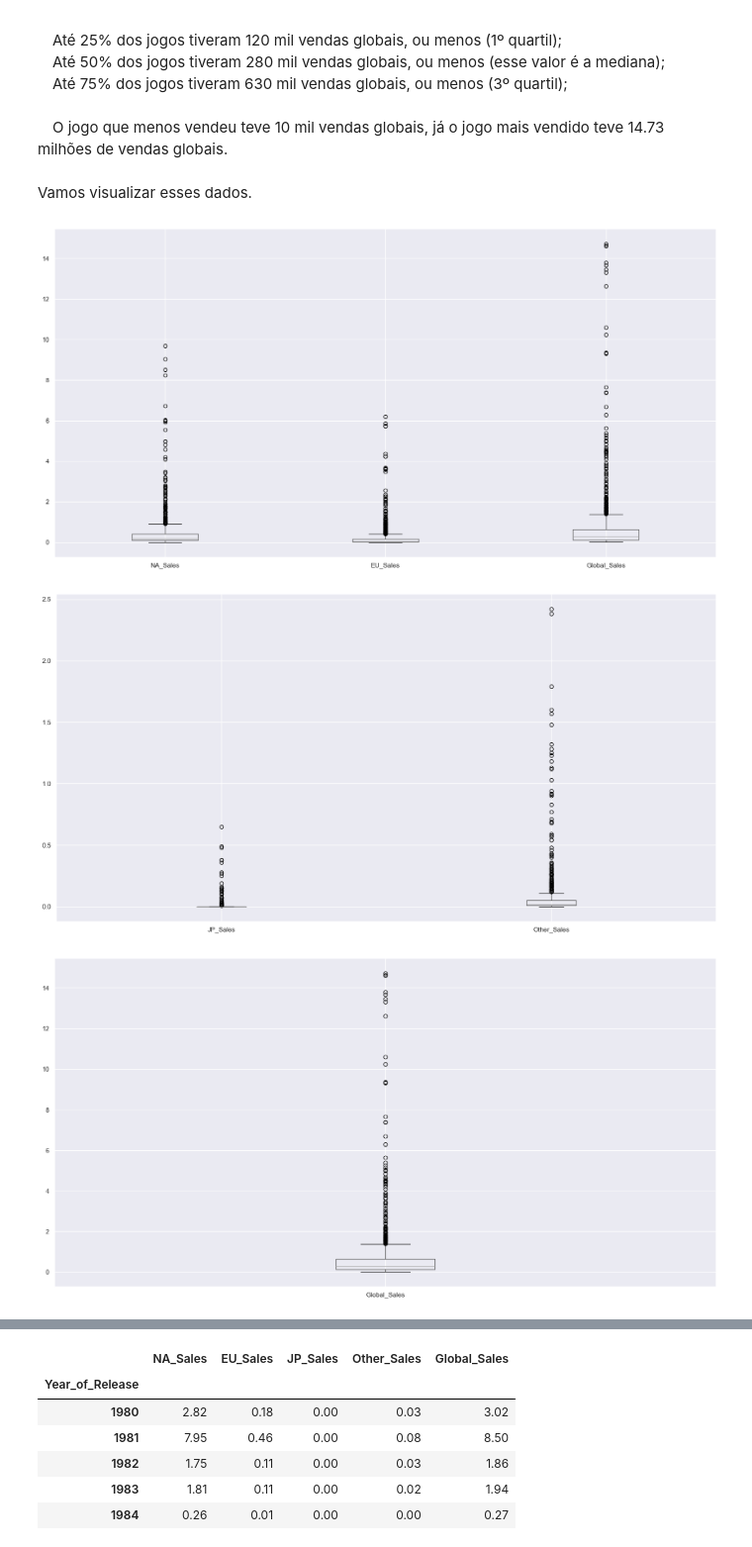
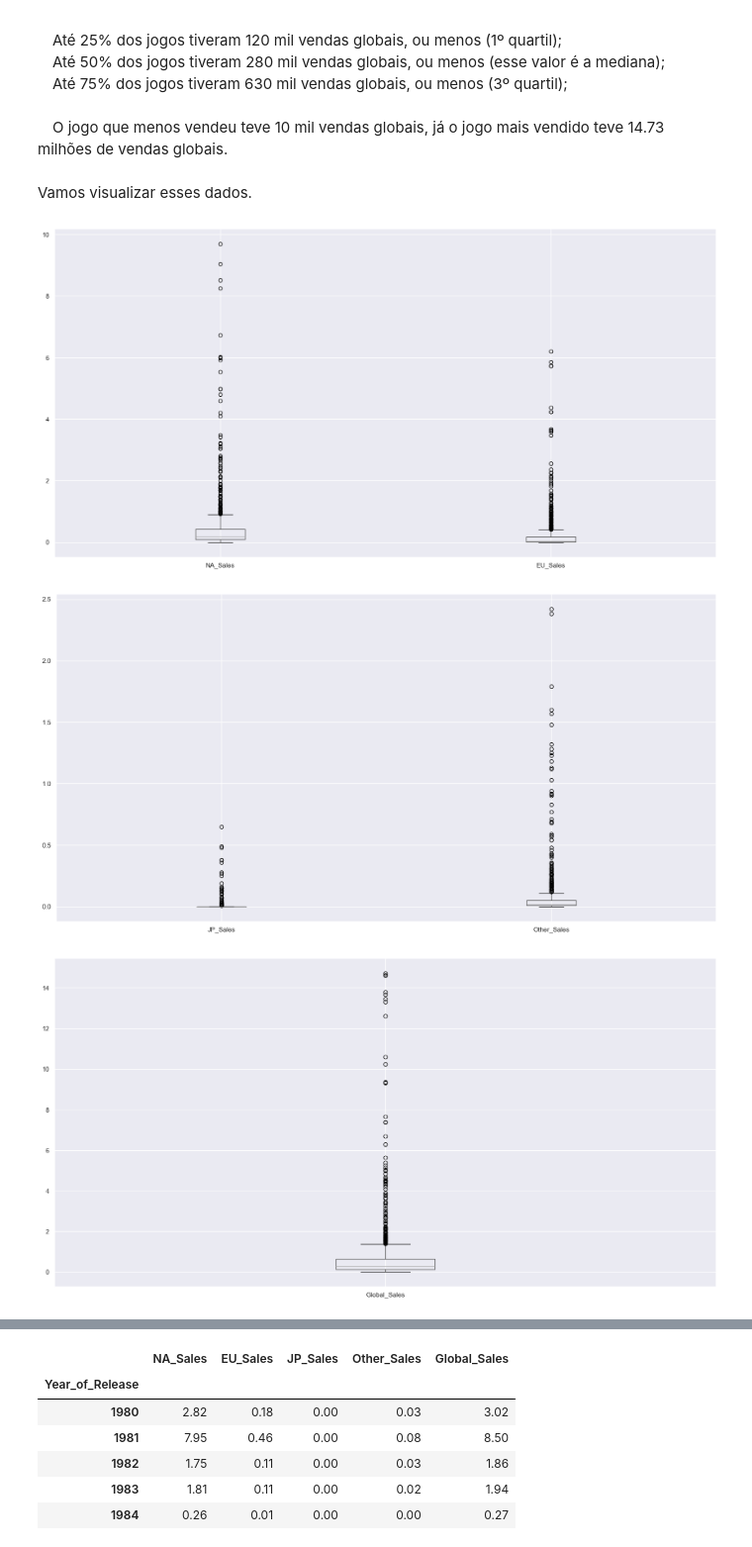
Before and after one commit to PedroMiguelCecato/ICD_Project, a Jupyter notebook: Presentatio.ipynb, the cells around one changed output, grey strips where cells are left out. Shown at 99% size. Cells and saved outputs as stored; diff of their text form; code cells hidden in the pictures.

```diff
--- a/Presentatio.ipynb
+++ b/Presentatio.ipynb
@@ -709,15 +1000,15 @@ Nessa pequena descrição obtemos as seguintes informações:
 </p>
 # %%
 # Fazendo o boxplot
-ActivisionSales_df.boxplot(column=['NA_Sales', 'EU_Sales', 'Global_Sales'])
+ActivisionSales_df.boxplot(column=['NA_Sales', 'EU_Sales'])
 plt.show()
 
 ActivisionSales_df.boxplot(column=['JP_Sales', 'Other_Sales'])
 plt.show()
 
 ActivisionSales_df.boxplot(column='Global_Sales')
 plt.show()
 # %% [output]
-[figure, old version]
+[figure, new version]
 [figure]
 [figure]
```
Also changed, not shown: parts of 57 cells of this notebook.
